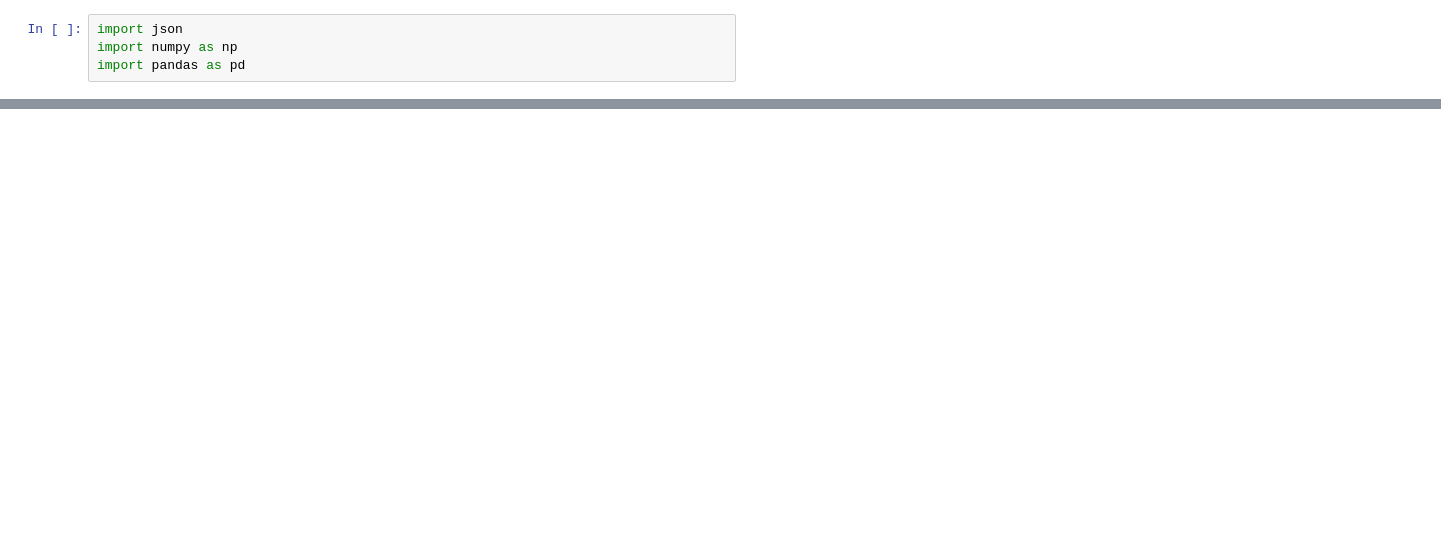
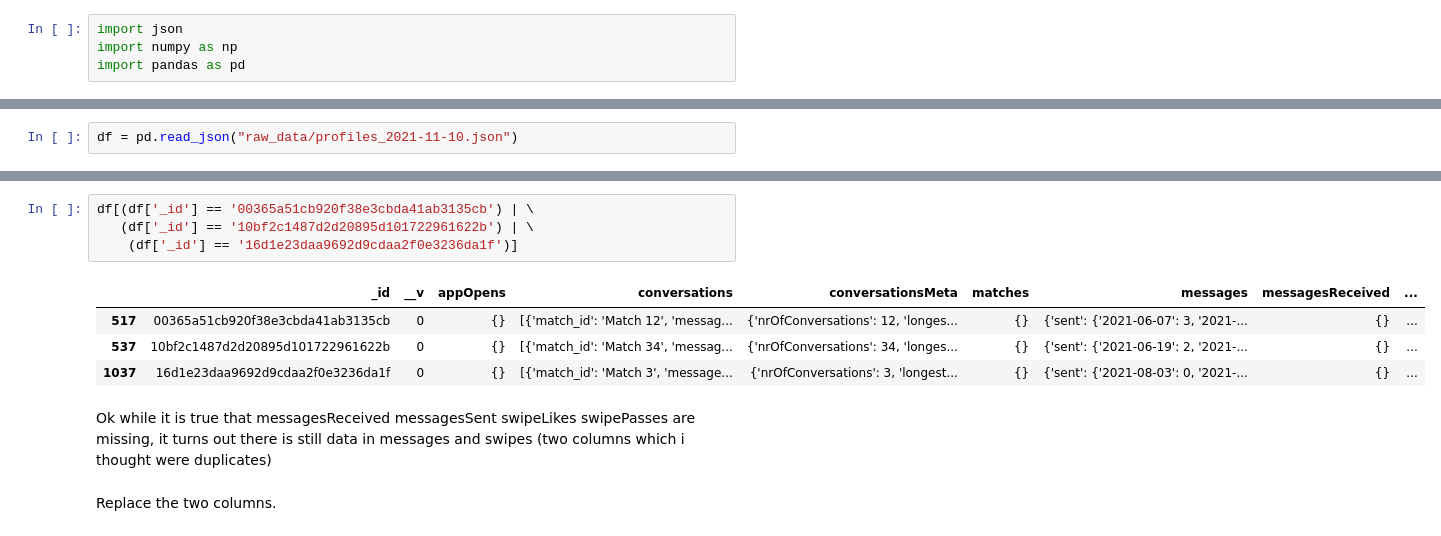
Before and after one commit to nothns/tinder-profiles-analysis, a Jupyter notebook: data_verification.ipynb, the cells around one changed output, grey strips where cells are left out. Cells and saved outputs as stored; diff of their text form; blank space fills up the shorter version.

```diff
--- a/data_verification.ipynb
+++ b/data_verification.ipynb
@@ -24,0 +5,2 @@ df
+# %%
+df = pd.read_json("raw_data/profiles_2021-11-10.json")
@@ -24,0 +12,13 @@ df
+# %%
+df[(df['_id'] == '00365a51cb920f38e3cbda41ab3135cb') | \
+   (df['_id'] == '10bf2c1487d2d20895d101722961622b') | \
+    (df['_id'] == '16d1e23daa9692d9cdaa2f0e3236da1f')]
+# %% [output]
+|  | _id | __v | appOpens | conversations | conversationsMeta | matches | messages | messagesReceived | ... |
+| 517 | 00365a51cb920f38e3cbda41ab3135cb | 0 | {} | [{'match_id': 'Match 12', 'messag... | {'nrOfConversations': 12, 'longes... | {} | {'sent': {'2021-06-07': 3, '2021-... | {} | ... |
+| 537 | 10bf2c1487d2d20895d101722961622b | 0 | {} | [{'match_id': 'Match 34', 'messag... | {'nrOfConversations': 34, 'longes... | {} | {'sent': {'2021-06-19': 2, '2021-... | {} | ... |
+| 1037 | 16d1e23daa9692d9cdaa2f0e3236da1f | 0 | {} | [{'match_id': 'Match 3', 'message... | {'nrOfConversations': 3, 'longest... | {} | {'sent': {'2021-08-03': 0, '2021-... | {} | ... |
+# %% [markdown]
+Ok while it is true that messagesReceived messagesSent swipeLikes swipePasses are missing, it turns out there is still data in messages and swipes (two columns which i thought were duplicates)
+# %% [markdown]
+Replace the two columns.
```
Also changed, not shown: parts of 11 cells of this notebook, 8 other files.
